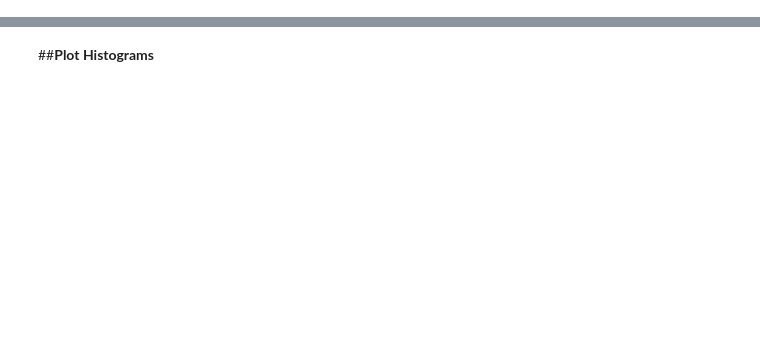
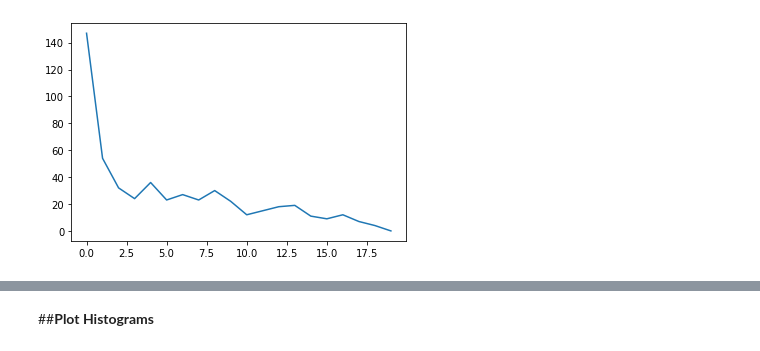
Before and after one commit to alonsaguy/QAFKA, a Jupyter notebook: main_colab.ipynb, the cells around one changed output, grey strips where cells are left out. Cells and saved outputs as stored; diff of their text form; code cells hidden in the pictures; blank space fills up the shorter version.

```diff
--- a/main_colab.ipynb
+++ b/main_colab.ipynb
@@ -1088,50 +934,70 @@ preTrainedModel = 'model_final_gauss' #@param {type:"string"}
 Run this block to analyze the provided tiff stacks and generate number of blinking events histograms per experiment.
 # %%
-if(chop[1]-chop[0]<2000):
-    max_size = int((chop[1]-chop[0])/500)
-else:
-    max_size = int((chop[1]-chop[0])/1000)
-
 resolution_nm = pixel_length/scale_size #[nm]
 
-if(LoadData):
+if (LoadData):
     trajectories, clusterCoordinations = [], []
     print("**** Analyzing Tiff file ****")
     # Load TIFF files and create data_set
-    Data_Set = CreateDataSet(file_name, chop)
+    print('-I- Loading tif file')
+    if(MultiTif):
+        Data_Set = MultiImageDataSet(file_list, chop)
+    else:
+        Data_Set = CreateDataSet(file_name, chop)
+    if (Data_Set.shape[0] < 2000):
+        max_size = int((Data_Set.shape[0]) / 500)
+    else:
+        max_size = int((Data_Set.shape[0]) / 1000)
+
     if np.all(Data_Set != -1):
-      # Segment the experiment before and after laser activation
-      seg = segment(Data_Set, threshold=0.15, window_size=100)
+        # Segment the experiment before and after laser activation
+        print('-I- Segmenting')
+        seg = 0 #segment(Data_Set, threshold=0.15, window_size=100)
 
-      # Filter beads (if True)
-      if(FilterBeads):
-          Data_Set = Filter_beads(Data_Set)
+        # Filter beads (if True)
+        if (FilterBeads):
+            print('-I- Filtering beads')
+            Data_Set = Filter_beads(Data_Set)
 
-      # Background noise cleaning
-      Data_Set = clean_bg_noise(Data_Set, patch_length=5)
+        # Background noise cleaning
+        # print('-I- Cleaning background noise')
+        # Data_Set = clean_bg_noise(Data_Set, patch_length=3)
 
-      # Clusters localization
-      Max_Data_Set = CreateMaxDataSet(Data_Set, max_size, seg)
-      DataThreshold, MaxThreshold = calc_threshold(Data_Set, Max_Data_Set)
-      coordinates = LocalizeEmitters(Max_Data_Set, MaxThreshold, qualityThreshold, pixel_length, resolution_nm, merging_radius)
+        # Clusters localization
+        print('-I- Localizing emitters')
+        Max_Data_Set = CreateMaxDataSet(Data_Set, max_size, seg)
+        DataThreshold, MaxThreshold = calc_threshold(Data_Set, Max_Data_Set)
+        coordinates = LocalizeEmitters(Max_Data_Set, MaxThreshold, qualityThreshold, pixel_length, resolution_nm, merging_radius)
 
-      # Create time traces for each cluster
-      timeTraces = ExtractTimeTraces(Data_Set[seg:, :, :], coordinates, pixel_length, resolution_nm, qualityThreshold, DataThreshold, merging_radius)
+        # Create time traces for each cluster
+        print('-I- Extracting time traces')
+        timeTraces = ExtractTimeTraces(Data_Set[seg:, :, :], coordinates, pixel_length, resolution_nm, qualityThreshold, DataThreshold, merging_radius)
 
-      # Save the time traces and clusters locations of all experiments in a list
-      trajectories.append(timeTraces)
-      clusterCoordinations.append(coordinates)
+        # Save the time traces and clusters locations of all experiments in a list
+        trajectories.append(timeTraces)
+        clusterCoordinations.append(coordinates)
 
-      # The coordinations file would be saved as 'coordinated.npy'
-      np.save('clusterCoordinations', clusterCoordinations)
+        # The coordinations file would be saved as 'coordinated.npy'
+        np.save('clusterCoordinations', clusterCoordinations)
 
-      # Extract the features that would serve as the neural network's input
-      X_test, n_blink_per_cluster = feature_extraction(trajectories, DataThreshold, numOfBins)
-      num_of_blinks_per_cluster = np.concatenate([pixel_length*clusterCoordinations[0]/scale_size, n_blink_per_cluster], axis=1)
-      np.save('num_of_blinks_per_cluster', num_of_blinks_per_cluster)
-      print("Experimental Data was loaded successfully")
+        # Extract the features that would serve as the neural network's input
+        print('-I- Extracting blinking kinetics features')
+        X_test, n_blink_per_cluster, exp_blink_frames = feature_extraction(trajectories, DataThreshold, numOfBins)
+
+        # Save results
+        with open("blink_frames.csv", "w", newline="") as f:
+            writer = csv.writer(f)
+            writer.writerows(exp_blink_frames)
+
+            num_of_blinks_per_cluster = np.concatenate(
+                [pixel_length * clusterCoordinations[0] / scale_size, n_blink_per_cluster], axis=1)
+            np.save('num_of_blinks_per_cluster', num_of_blinks_per_cluster)
+
+        plt.plot(X_test[0])
+        plt.show()
+        print("Experimental Data was loaded successfully")
     else:
-      print("Experimental Data was not loaded")
+        print("Experimental Data was not loaded")
 else:
     # Load features of an already analyzed experiment
     X_test = LoadFinalDataSet()
@@ -1152,0 +1023 @@ Experimental Data was loaded successfully
+[figure, added]
```
Also changed, not shown: parts of 15 cells of this notebook.
